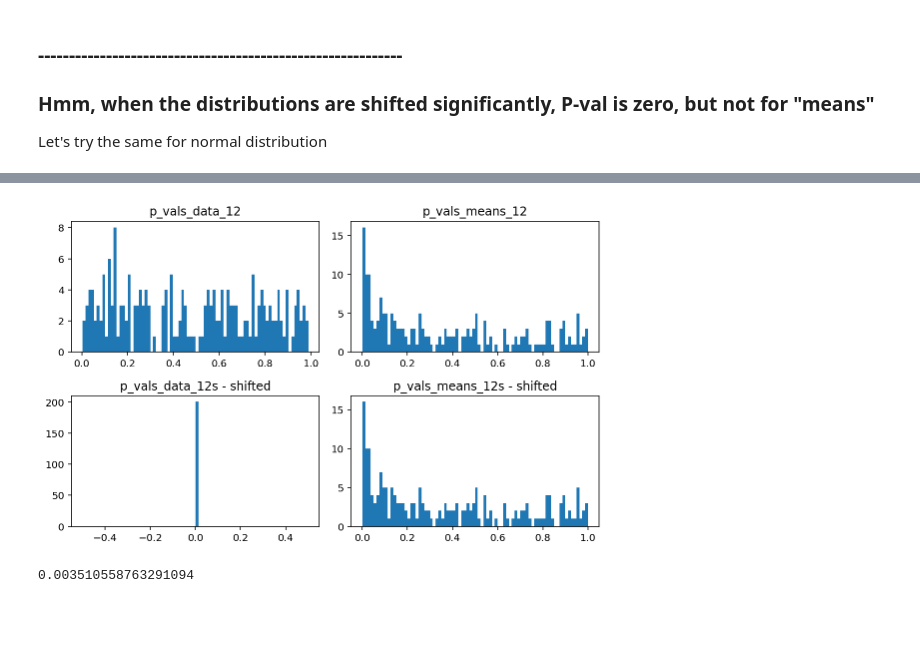
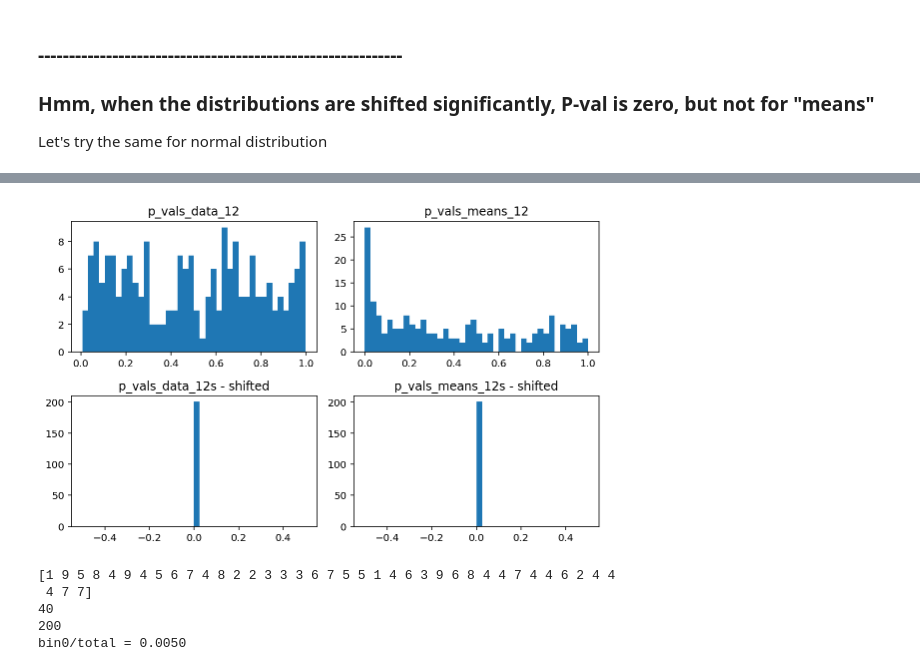
Before and after one commit to lselector/notebooks, a Jupyter notebook: Error_Estimation.ipynb, the cells around one changed output, grey strips where cells are left out. Cells and saved outputs as stored; diff of their text form; code cells hidden in the pictures; blank space fills up the shorter version.

```diff
--- a/Error_Estimation.ipynb
+++ b/Error_Estimation.ipynb
@@ -231,6 +231,10 @@ Let's repeat this experiment 200 times and plot histograms of p-values for both
 
 Let's do it for two cases - when distributions are identical - or strongly shifted.
 # %%
+%%time
+N1 = 1000
+N2 = 1000
+
 p_vals_data_12  = []
 p_vals_data_12s = []
 
@@ -240,13 +244,13 @@ p_vals_means_12s = []
 for ii in range(200):
     myend = "\n" if ii % 10 == 9 else ""
     print(ii, " ", end=myend)
-    data1 = np.random.exponential(scale=2.0, size=10**6)
-    data2 = np.random.exponential(scale=2.0, size=10**6)
+    data1 = np.random.exponential(scale=2.0, size=N1*N2)
+    data2 = np.random.exponential(scale=2.0, size=N1*N2)
     data2s = 2.0 + data2
 
-    means1  = make_data_means(data1, N1=1000, N2=1000)
-    means2  = make_data_means(data2, N1=1000, N2=1000)
-    means2s = make_data_means(data2s,N1=1000, N2=1000)
+    means1  = make_data_means(data1, N1=N1, N2=N2)
+    means2  = make_data_means(data2, N1=N1, N2=N2)
+    means2s = make_data_means(data2s,N1=N1, N2=N2)
     alpha = 0.05
 
     t_stat_d12, df, crit_val_d12, p_val_d12 = independent_ttest(data1, data2, alpha=alpha)
@@ -306,6 +307,10 @@ _ = plt.show();
 
 Let's try the same for normal distribution
 # %%
+%%time
+N1 = 1000
+N2 = 1000
+
 p_vals_data_12  = []
 p_vals_data_12s = []
 
@@ -315,13 +320,13 @@ p_vals_means_12s = []
 for ii in range(200):
     myend = "\n" if ii % 10 == 9 else ""
     print(ii, " ", end=myend)
-    data1 = np.random.randn(10**6)
-    data2 = np.random.randn(10**6)
+    data1 = np.random.randn(N1*N2)
+    data2 = np.random.randn(N1*N2)
     data2s = 2.0 + data2
 
-    means1  = make_data_means(data1, N1=1000, N2=1000)
-    means2  = make_data_means(data2, N1=1000, N2=1000)
-    means2s = make_data_means(data2s,N1=1000, N2=1000)
+    means1  = make_data_means(data1, N1=N1, N2=N2)
+    means2  = make_data_means(data2, N1=N1, N2=N2)
+    means2s = make_data_means(data2s,N1=N1, N2=N2)
     alpha = 0.05
 
     t_stat_d12, df, crit_val_d12, p_val_d12 = independent_ttest(data1, data2, alpha=alpha)
@@ -338,23 +361,31 @@ for ii in range(200):
 # %%
 plt.rcParams["figure.figsize"] = (8, 5) # (width, height)
 fig, axes = plt.subplots(nrows=2, ncols=2)
 ax0, ax1, ax2, ax3 = axes.flatten()
-_ = ax0.hist(p_vals_data_12,bins=80)
+_ = ax0.hist(p_vals_data_12,bins=40)
 _ = ax0.set_title('p_vals_data_12')
 
-_ = ax1.hist(p_vals_means_12,bins=80)
+_ = ax1.hist(p_vals_means_12,bins=40)
 _ = ax1.set_title('p_vals_means_12')
 
-_ = ax2.hist(p_vals_data_12s,bins=80)
+_ = ax2.hist(p_vals_data_12s,bins=40)
 _ = ax2.set_title('p_vals_data_12s - shifted')
 
-_ = ax3.hist(p_vals_means_12,bins=80)
+_ = ax3.hist(p_vals_means_12s,bins=40)
 _ = ax3.set_title('p_vals_means_12s - shifted')
 _ = fig.tight_layout()
 _ = plt.show();
 # %% [output]
-[figure, old version]
+[figure, new version]
-# %%
-np.min(p_vals_data_12)
-# %% [output]
-0.003510558763291094
+# %%
+myhist = np.histogram(p_vals_data_12, bins=40, range=(0.0, 1.0))[0]
+print(myhist)
+mylen = len(myhist); print(mylen)
+mysum = sum(myhist); print(mysum)
+print(f"bin0/total = {(myhist[0]/mysum):.4f}")
+# %% [output]
+[1 9 5 8 4 9 4 5 6 7 4 8 2 2 3 3 3 6 7 5 5 1 4 6 3 9 6 8 4 4 7 4 4 6 2 4 4
+ 4 7 7]
+40
+200
+bin0/total = 0.0050
```
Also changed, not shown: parts of 8 cells of this notebook.
